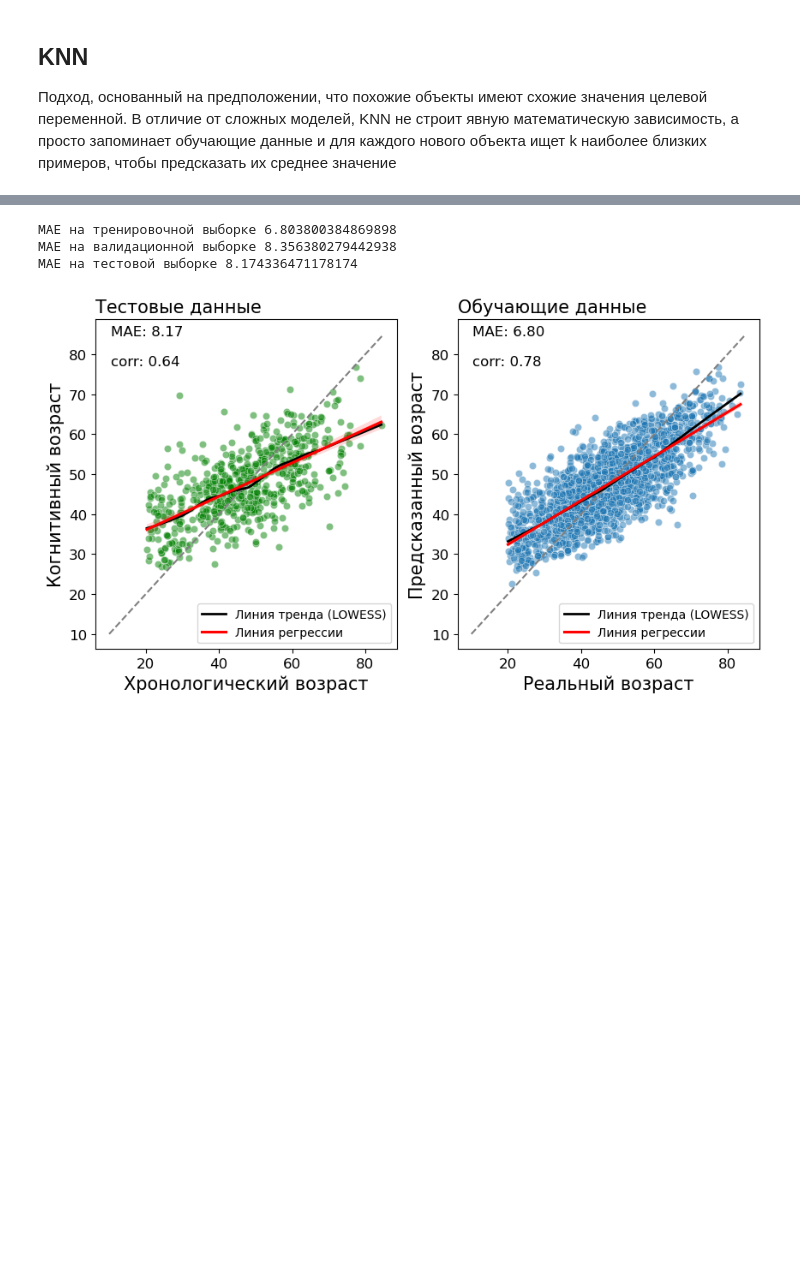
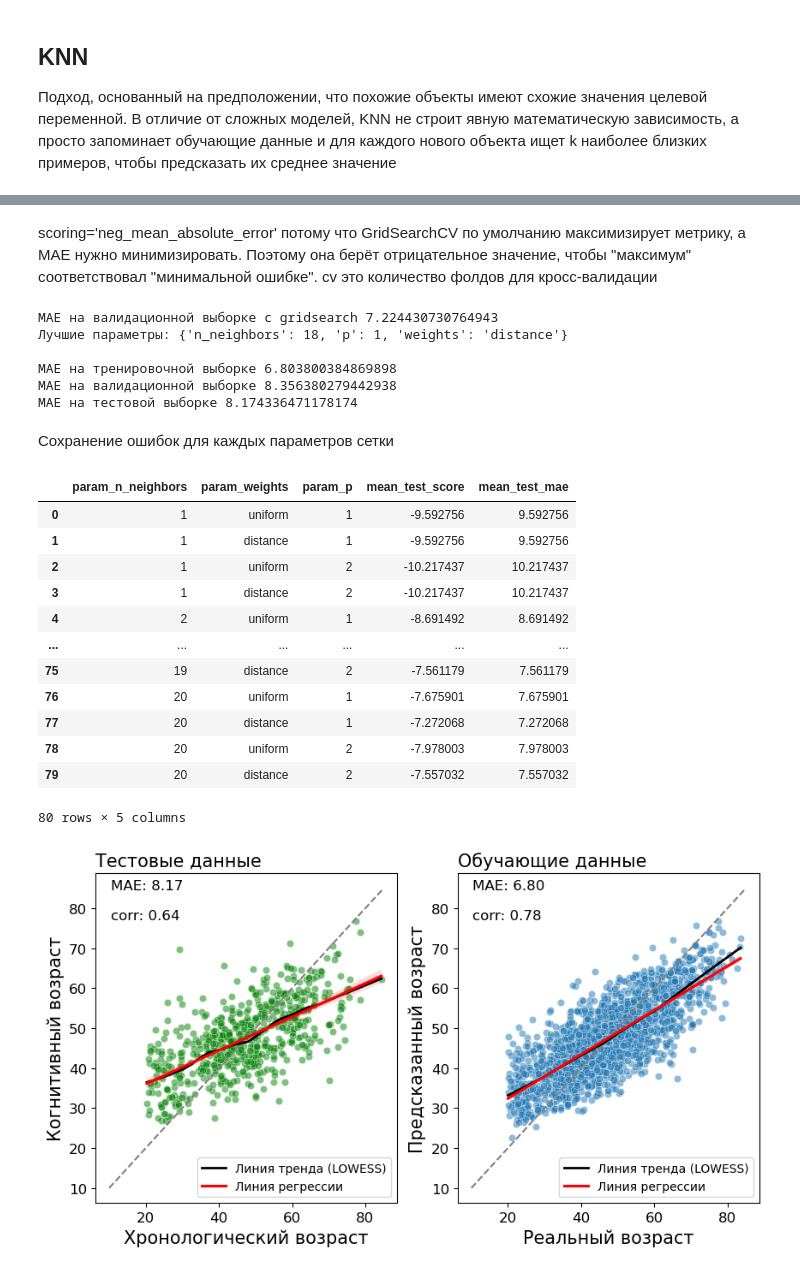
Before and after one commit to CaktusJohn/Computerized-campimetry-test-age-prediction, a Jupyter notebook: ML.ipynb, the cells around one changed output, grey strips where cells are left out. Drawn from its saved outputs; the diff is of its cells as text; code cells hidden in the pictures; blank space fills up the shorter version.

Commit message:
add gridsearch knn

```diff
--- a/ML.ipynb
+++ b/ML.ipynb
@@ -110,14 +117,59 @@ def calc_mae(y_test, y_pred_test, y_val, y_pred_val, y_train, y_pred_train):
+# %% [markdown]
+scoring='neg_mean_absolute_error' потому что GridSearchCV по умолчанию максимизирует метрику, а MAE нужно минимизировать. Поэтому она берёт отрицательное значение, чтобы "максимум" соответствовал "минимальной ошибке". cv это количество фолдов для кросс-валидации
 # %%
 knn = KNeighborsRegressor()
+#сетка параметров
+param_grid = {
+    'n_neighbors': list(range(1, 21)),
+    'weights': ['uniform', 'distance'],
+    'p': [1, 2]
+}
+grid = GridSearchCV(knn, param_grid, scoring='neg_mean_absolute_error', cv=5)
+grid.fit(x_train, y_train)
+best_knn = grid.best_estimator_   #лучшая модель
+y_pred_knn_val_grid = best_knn.predict(x_val)
+mae_knn_val_grid = mean_absolute_error(y_pred_knn_val_grid, y_val)
+print(f"MAE на валидационной выборке с gridsearch {mae_knn_val_grid}")
+print(f'Лучшие параметры: {grid.best_params_}\n')
+
 knn.fit(x_train, y_train)
 y_pred_knn_test = knn.predict(x_test)
 y_pred_knn_train = knn.predict(x_train)
 y_pred_knn_val = knn.predict(x_val)
 mae_knn_test, mae_knn_train, mae_knn_val  = calc_mae(y_test, y_pred_knn_test, y_val, y_pred_knn_val, y_train, y_pred_knn_train)
 # %% [output]
+MAE на валидационной выборке с gridsearch 7.224430730764943
+Лучшие параметры: {'n_neighbors': 18, 'p': 1, 'weights': 'distance'}
+
 MAE на тренировочной выборке 6.803800384869898
 MAE на валидационной выборке 8.356380279442938
 MAE на тестовой выборке 8.174336471178174
+# %% [markdown]
+Сохранение ошибок для каждых параметров сетки
+# %%
+errors_knn_df = pd.DataFrame(grid.cv_results_)
+errors_knn_df = pd.DataFrame(grid.cv_results_)[[
+    'param_n_neighbors',
+    'param_weights',
+    'param_p',
+    'mean_test_score',
+]]
+errors_knn_df['mean_test_mae'] = -errors_knn_df['mean_test_score']
+errors_knn_df
+# %% [output]
+|  | param_n_neighbors | param_weights | param_p | mean_test_score | mean_test_mae |
+| 0 | 1 | uniform | 1 | -9.592756 | 9.592756 |
+| 1 | 1 | distance | 1 | -9.592756 | 9.592756 |
+| 2 | 1 | uniform | 2 | -10.217437 | 10.217437 |
+| 3 | 1 | distance | 2 | -10.217437 | 10.217437 |
+| 4 | 2 | uniform | 1 | -8.691492 | 8.691492 |
+| ... | ... | ... | ... | ... | ... |
+| 75 | 19 | distance | 2 | -7.561179 | 7.561179 |
+| 76 | 20 | uniform | 1 | -7.675901 | 7.675901 |
+| 77 | 20 | distance | 1 | -7.272068 | 7.272068 |
+| 78 | 20 | uniform | 2 | -7.978003 | 7.978003 |
+| 79 | 20 | distance | 2 | -7.557032 | 7.557032 |
+80 rows × 5 columns
 # %%
 built_real_pred_age_scatter(y_train, y_test, y_pred_knn_test, y_pred_knn_train, mae_knn_test, mae_knn_train)
 # %% [output]
```
Also changed, not shown: parts of 5 cells of this notebook.
